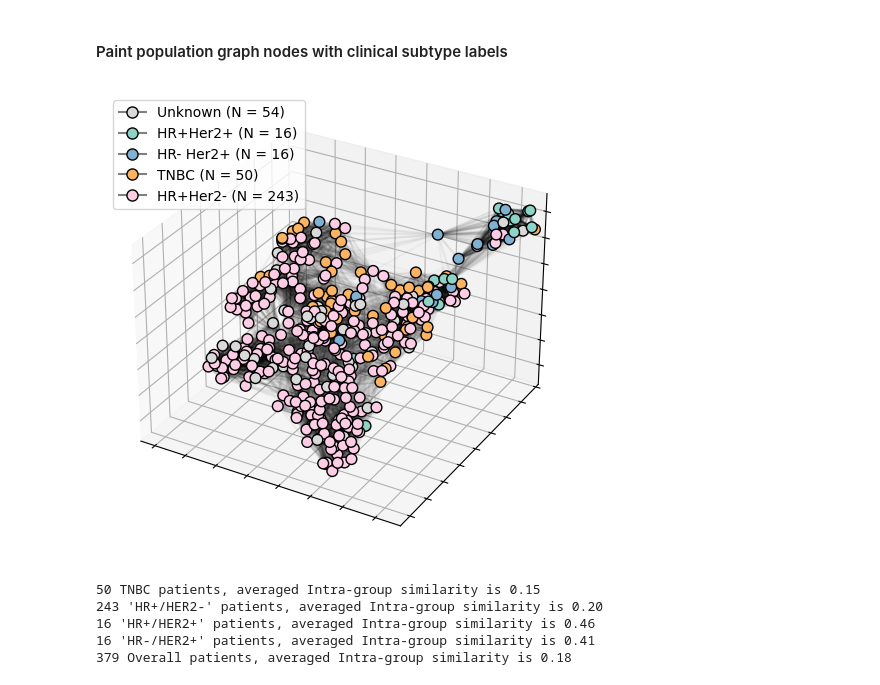
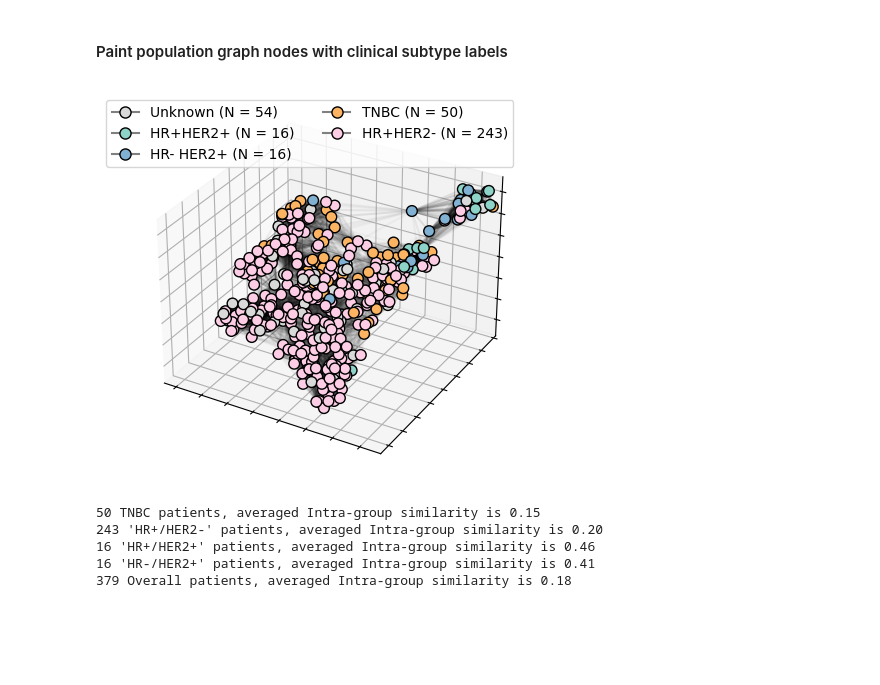
Before and after one commit to JasmineZhen218/BiGraphKernel, a Jupyter notebook: h_link_with_clinical_data_random_split/demo_subgroup_link_with_clinical_subtype.ipynb, the cells around one changed output. Saved outputs shown, nothing was run; the diff lists cells and outputs as text; code cells hidden in the pictures; blank space fills up the shorter version.

```diff
--- a/h_link_with_clinical_data_random_split/demo_subgroup_link_with_clinical_subtype.ipynb
+++ b/h_link_with_clinical_data_random_split/demo_subgroup_link_with_clinical_subtype.ipynb
@@ -147,7 +147,7 @@ Clinical_subtype_id[Clinical_subtypes_ == "HR-/HER2+"] = 2
 Clinical_subtype_id[Clinical_subtypes_ == "TNBC"] = 3
 color_palette = [sns.color_palette("Set3")[8]] + [sns.color_palette("Set3")[0] ] +[sns.color_palette("Set3")[4] ] + [sns.color_palette("Set3")[5] ] + [sns.color_palette("Set3")[7]]
 
-fig = plt.figure(figsize=(6,6), tight_layout=True)
+fig = plt.figure(figsize=(5,5), tight_layout=True)
 ax = fig.add_subplot(111, projection="3d")
 node_xyz = np.array([pos[v] for v in sorted(G_population)])
 edge_xyz = np.array([(pos[u], pos[v]) for u, v in G_population.edges()])
@@ -193,7 +193,7 @@ handles = [
         marker="o",
         color='grey',
         markerfacecolor=color_palette[1],
-        label="HR+Her2+ (N = {})".format(np.sum(Clinical_subtypes_ == "HR+/HER2+")),
+        label="HR+HER2+ (N = {})".format(np.sum(Clinical_subtypes_ == "HR+/HER2+")),
         markeredgecolor="black",
         markeredgewidth=1,
         markersize=8,
@@ -204,42 +204,42 @@ handles = [
         marker="o",
         color='grey',
         markerfacecolor=color_palette[2],
-        label="HR- Her2+ (N = {})".format(np.sum(Clinical_subtypes_ == "HR-/HER2+")),
+        label="HR- HER2+ (N = {})".format(np.sum(Clinical_subtypes_ == "HR-/HER2+")),
         markeredgecolor="black",
         markeredgewidth=1,
         markersize=8,
     ),
     Line2D(
         [0],
         [0],
         marker="o",
         color='grey',
         markerfacecolor=color_palette[3],
         label="TNBC (N = {})".format(np.sum(Clinical_subtypes_ == "TNBC")),
         markeredgecolor="black",
         markeredgewidth=1,
         markersize=8,
     ),
         Line2D(
         [0],
         [0],
         marker="o",
         color='grey',
         markerfacecolor=color_palette[4],
-        label="HR+Her2- (N = {})".format(np.sum(Clinical_subtypes_ == "HR+/HER2-")),
+        label="HR+HER2- (N = {})".format(np.sum(Clinical_subtypes_ == "HR+/HER2-")),
         markeredgecolor="black",
         markeredgewidth=1,
         markersize=8,
     ),
 
 
 
 ]
-ax.legend(handles=handles, fontsize = 10)
+ax.legend(handles=handles, fontsize = 10, ncols = 2)
 ax.set(yticklabels=[], xticklabels=[], zticklabels=[])
 plt.show()
 # %% [output]
-[figure, old version]
+[figure, new version]
 # %%
 def caculate_mutual_similarity(gram_matrix):
     gram_matrix_ = gram_matrix.copy()
```
Also changed, not shown: parts of 4 cells of this notebook, 8 other files.
